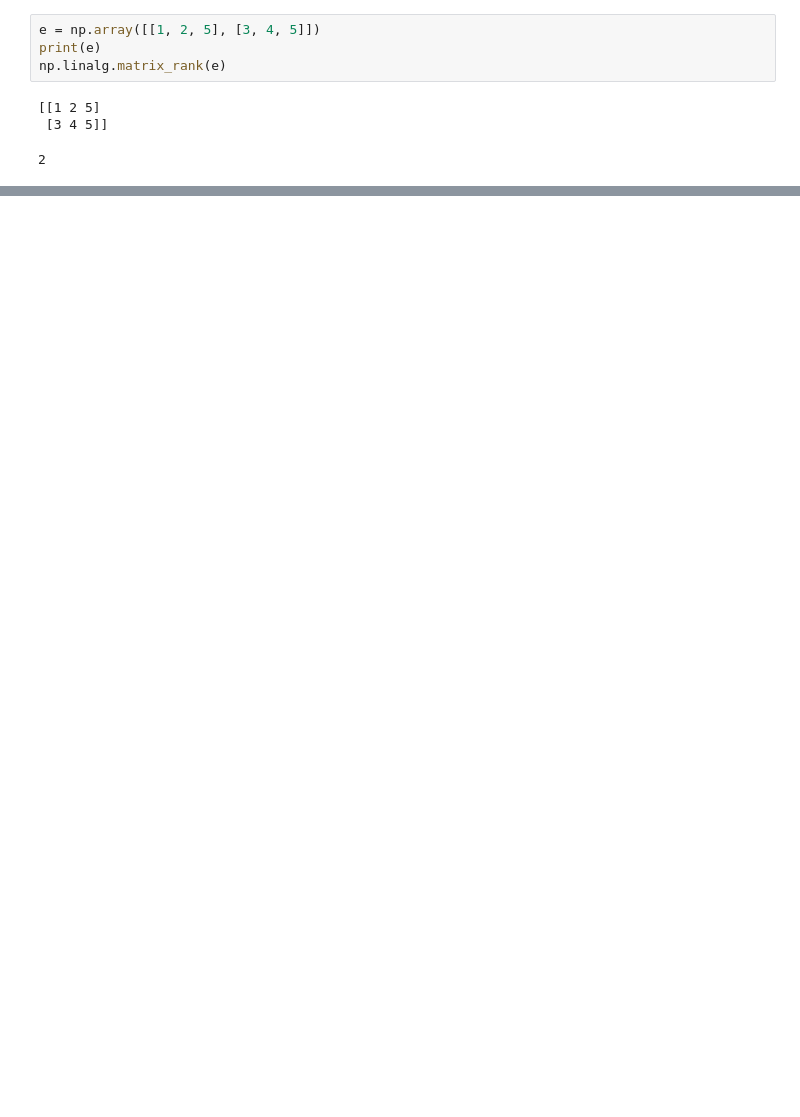
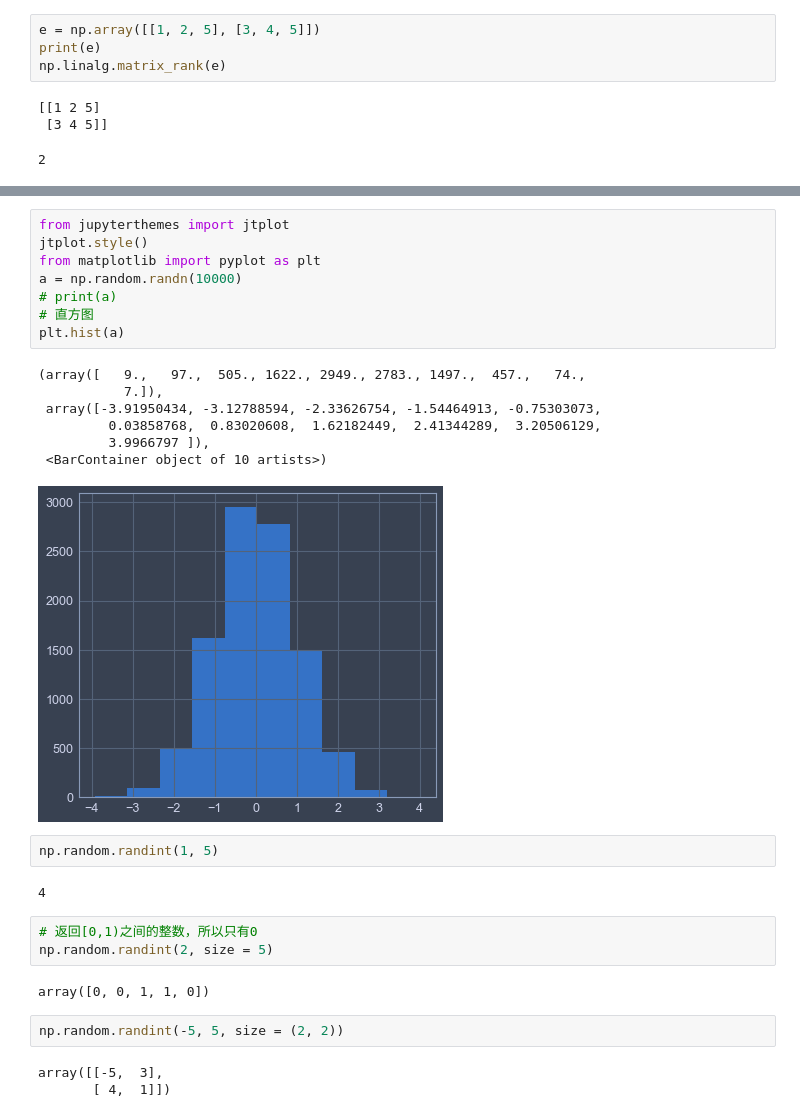
Before and after one commit to SunDocker/python_data_analysis, a Jupyter notebook: Numpy.ipynb, the cells around one changed output, grey strips where cells are left out. Saved outputs shown, nothing was run; the diff lists cells and outputs as text; blank space fills up the shorter version.

```diff
--- a/Numpy(outdated).ipynb
+++ b/Numpy.ipynb
@@ -1683,0 +2407,30 @@ np.linalg.matrix_rank(e)
+# %%
+from jupyterthemes import jtplot
+jtplot.style()
+from matplotlib import pyplot as plt
+a = np.random.randn(10000)
+# print(a)
+# 直方图
+plt.hist(a)
+# %% [output]
+(array([   9.,   97.,  505., 1622., 2949., 2783., 1497.,  457.,   74.,
+           7.]),
+ array([-3.91950434, -3.12788594, -2.33626754, -1.54464913, -0.75303073,
+         0.03858768,  0.83020608,  1.62182449,  2.41344289,  3.20506129,
+         3.9966797 ]),
+ <BarContainer object of 10 artists>)
+[figure, added]
+# %%
+np.random.randint(1, 5)
+# %% [output]
+4
+# %%
+# 返回[0,1)之间的整数，所以只有0
+np.random.randint(2, size = 5)
+# %% [output]
+array([0, 0, 1, 1, 0])
+# %%
+np.random.randint(-5, 5, size = (2, 2))
+# %% [output]
+array([[-5,  3],
+       [ 4,  1]])
```
Also changed, not shown: parts of 141 cells of this notebook, 7 other files.
